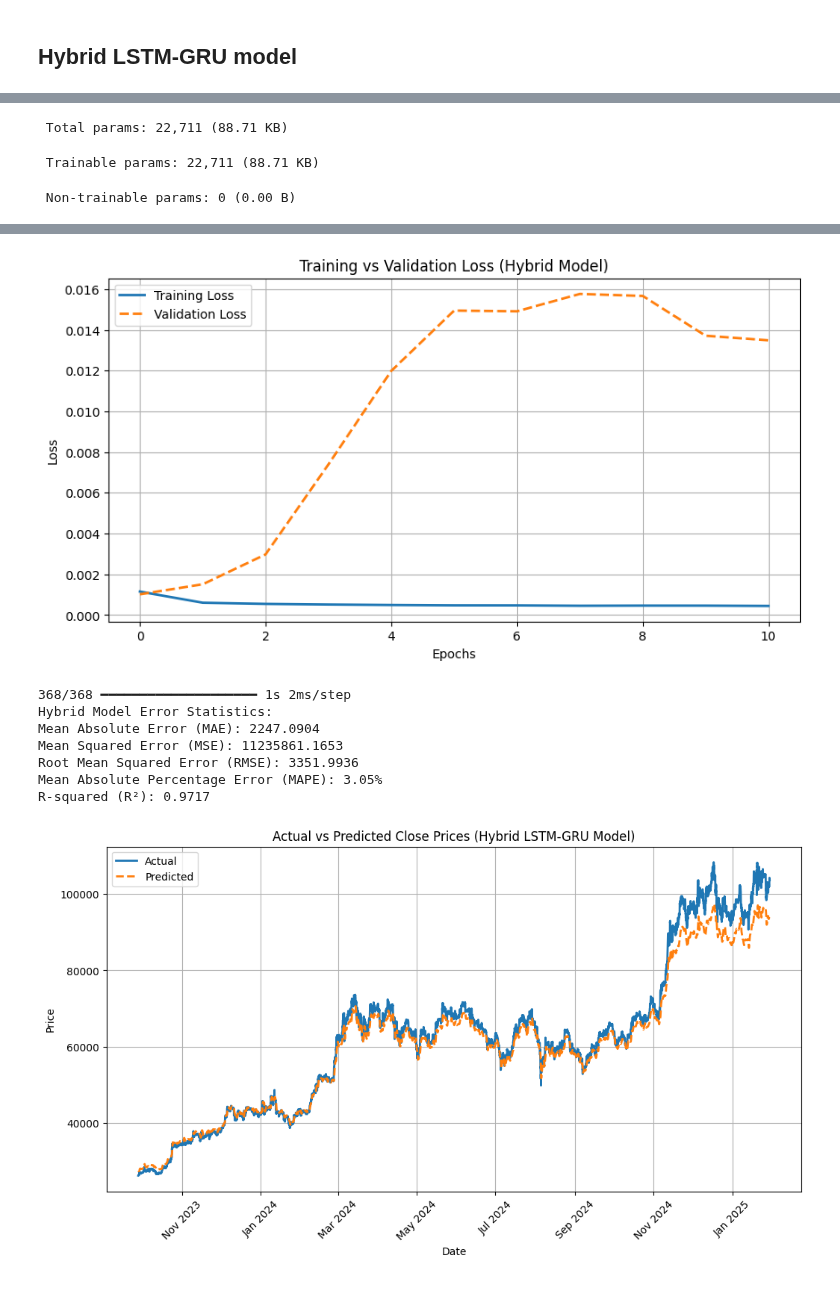
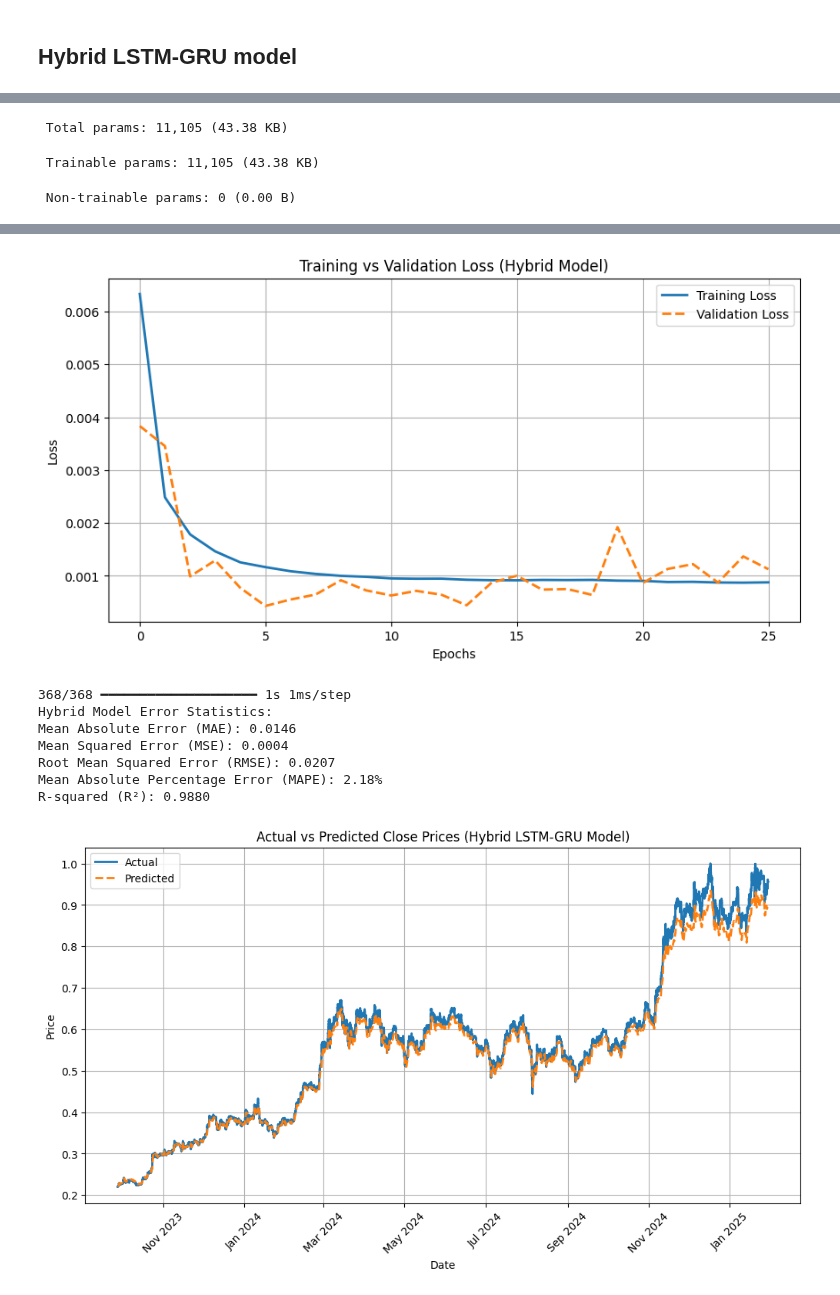
Before and after one commit to alexzheng123/EC331-project, a Jupyter notebook: code/bitcoin_forecasting.ipynb, the cells around one changed output, grey strips where cells are left out. Drawn from its saved outputs; the diff is of its cells as text; code cells hidden in the pictures.

```diff
--- a/code/bitcoin_forecasting.ipynb
+++ b/code/bitcoin_forecasting.ipynb
@@ -48,0 +27,5 @@ None
+# %%
+# Set index to datetime
+data.index = pd.to_datetime(data.index)
+
+isinstance(data.index, pd.DatetimeIndex)
@@ -419,38 +359,38 @@ R-squared (R²): 0.8976
 # Hybrid LSTM-GRU Model
 hybrid_model = Sequential()
 
-# First LSTM layer
-hybrid_model.add(LSTM(30, return_sequences=True, input_shape=(X_train.shape[1], X_train.shape[2])))
-hybrid_model.add(Dropout(0.3))
+# First LSTM layer with recurrent dropout
+hybrid_model.add(LSTM(32, return_sequences=True, recurrent_dropout=0.2, input_shape=(X_train.shape[1], X_train.shape[2])))
+hybrid_model.add(Dropout(0.5))
 
-# First GRU layer
-hybrid_model.add(GRU(30, return_sequences=True))
-hybrid_model.add(Dropout(0.3))
-
-# Second LSTM layer
-hybrid_model.add(LSTM(30, return_sequences=True))
-hybrid_model.add(Dropout(0.3))
-
-# Second GRU layer
-hybrid_model.add(GRU(30))
-hybrid_model.add(Dropout(0.3))
+# First GRU layer (return_sequences=False to avoid shape issues)
+hybrid_model.add(GRU(32, return_sequences=False, recurrent_dropout=0.2))
+hybrid_model.add(Dropout(0.5))
 
 # Output layer
 hybrid_model.add(Dense(1))
 
+# Define Learning Rate Decay
+lr_schedule = tf.keras.optimizers.schedules.ExponentialDecay(
+    initial_learning_rate=0.0005,  # Start with a small learning rate
+    decay_steps=1000,
+    decay_rate=0.96,
+    staircase=True)
+
 # Compile the model
-hybrid_model.compile(optimizer='adam', loss='mean_squared_error')
+optimizer = tf.keras.optimizers.Adam(learning_rate=lr_schedule)
+hybrid_model.compile(optimizer=optimizer, loss='mean_squared_error')
 
 # Model Summary
 hybrid_model.summary()
 
-# Define Early Stopping
-early_stopping = EarlyStopping(monitor='val_loss', patience=10, restore_best_weights=True, verbose=1)
+# Define Callbacks
+early_stopping = EarlyStopping(monitor='val_loss', patience=20, restore_best_weights=True, verbose=1)
 
 # Train the Hybrid Model
 history_hybrid = hybrid_model.fit(X_train, y_train,
-                                  epochs=30,
-                                  batch_size=24,
+                                  epochs=50,
+                                  batch_size=256,  # Increased batch size for stability
                                   validation_data=(X_test, y_test),
                                   callbacks=[early_stopping],
                                   verbose=1)
@@ -470,8 +410,12 @@ plt.show()
 # Make predictions
 predicted_hybrid = hybrid_model.predict(X_test)
 
+# Use a separate scaler for close prices
+close_scaler = MinMaxScaler()
+data['close'] = close_scaler.fit_transform(data[['close']])
+
 # Inverse transform the predicted and actual values using the correct scaler
-predicted_hybrid = close_scaler.inverse_transform(predicted_hybrid)
+predicted_hybrid = close_scaler.inverse_transform(predicted_hybrid.reshape(-1, 1))  # Fixed reshaping issue
 y_test_actual = close_scaler.inverse_transform(y_test.reshape(-1, 1))
 
 # Evaluate model performance
@@ -490,6 +434,7 @@ print(f"Mean Absolute Percentage Error (MAPE): {mape:.2f}%")
 print(f"R-squared (R²): {r2:.4f}")
 
 # Plot Actual vs Predicted Prices
+date_index = pd.to_datetime(data.index[-len(y_test_actual):])
 plt.figure(figsize=(12, 6))
 plt.plot(date_index, y_test_actual, label='Actual', linewidth=2)
 plt.plot(date_index, predicted_hybrid, label='Predicted', linewidth=2, linestyle='dashed')
@@ -526,4 +467,4 @@ Model: "sequential_2"
 └─────────────────────────────────┴────────────────────────┴───────────────┘
- Total params: 22,711 (88.71 KB)
+ Total params: 11,105 (43.38 KB)
- Trainable params: 22,711 (88.71 KB)
+ Trainable params: 11,105 (43.38 KB)
  Non-trainable params: 0 (0.00 B)
@@ -547,9 +488,9 @@ Restoring model weights from the end of the best epoch: 1.
-[figure, old version]
+[figure, new version]
-368/368 ━━━━━━━━━━━━━━━━━━━━ 1s 2ms/step
+368/368 ━━━━━━━━━━━━━━━━━━━━ 1s 1ms/step
 Hybrid Model Error Statistics:
-Mean Absolute Error (MAE): 2247.0904
-Mean Squared Error (MSE): 11235861.1653
-Root Mean Squared Error (RMSE): 3351.9936
-Mean Absolute Percentage Error (MAPE): 3.05%
-R-squared (R²): 0.9717
+Mean Absolute Error (MAE): 0.0146
+Mean Squared Error (MSE): 0.0004
+Root Mean Squared Error (RMSE): 0.0207
+Mean Absolute Percentage Error (MAPE): 2.18%
+R-squared (R²): 0.9880
-[figure, old version]
+[figure, new version]
```
Also changed, not shown: parts of 22 cells of this notebook.
